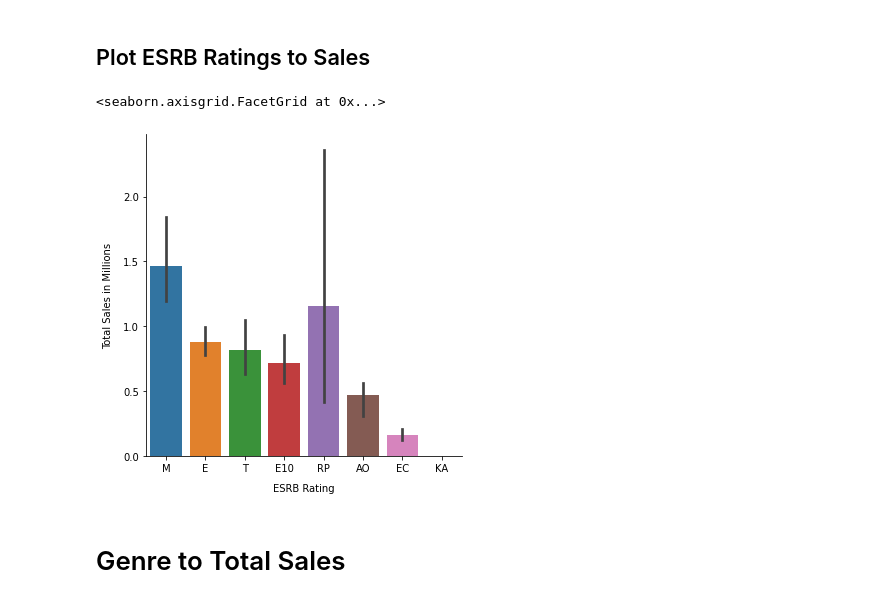
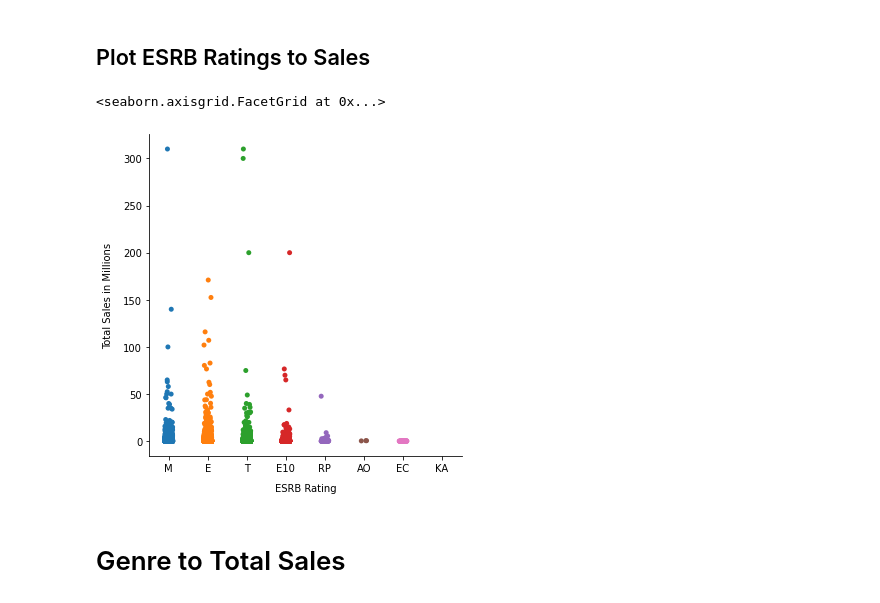
Before and after one commit to Secade/DATASCI-Video-Game-Sales, a Jupyter notebook: Video Game Sales EDA.ipynb, the cells around one changed output. Cells and saved outputs as stored; diff of their text form; code cells hidden in the pictures.

```diff
--- a/Video Game Sales EDA.ipynb
+++ b/Video Game Sales EDA.ipynb
@@ -294,11 +300,11 @@ esrbToTotal_a
 # %% [markdown]
 ## Plot ESRB Ratings to Sales
 # %%
-ESRB_sales_plot = sns.catplot(y = 'Total_Sales', x = 'ESRB_Rating', kind='bar', data=esrbToTotal)
+ESRB_sales_plot = sns.catplot(y = 'Total_Sales', x = 'ESRB_Rating', data=esrbToTotal)
 ESRB_sales_plot.set_axis_labels("ESRB Rating", "Total Sales in Millions", labelpad=10)
 # %% [output]
 <seaborn.axisgrid.FacetGrid at 0x...>
-[figure, old version]
+[figure, new version]
 # %% [markdown]
 # Genre to Total Sales
 # %%
```
Also changed, not shown: parts of 3 cells of this notebook.
